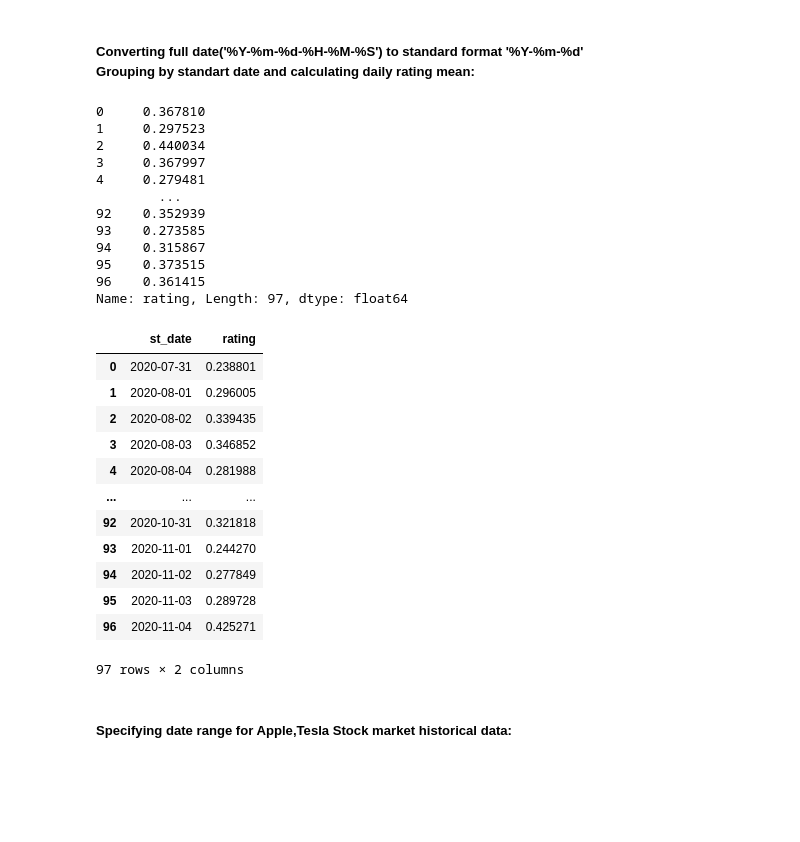
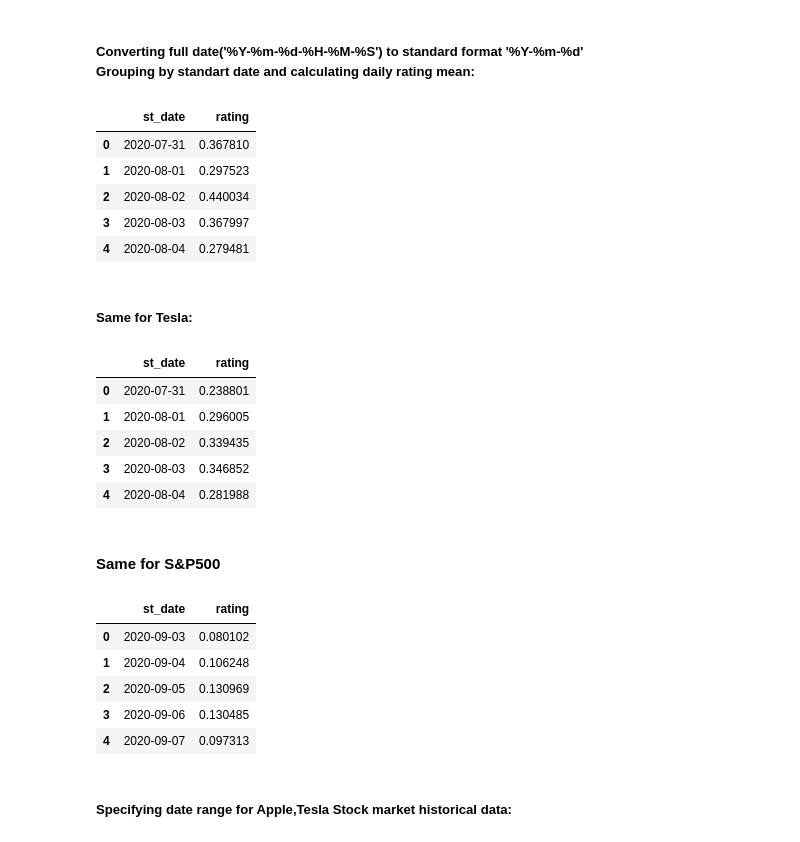
Before and after one commit to Casmodeus/Sentiment-Analysis-in-Stock-Market, a Jupyter notebook: project_2ndITER.ipynb, the cells around one changed output. Cells and saved outputs as stored; diff of their text form; code cells hidden in the pictures; blank space fills up the shorter version.

```diff
--- a/project_2ndITER.ipynb
+++ b/project_2ndITER.ipynb
@@ -117,9 +141,9 @@ fig.show()
 # %%
-aapl_tweets = pd.read_csv(r"aapl_tweets.csv",header = 0,engine = 'python',encoding = 'UTF-8')
-tsla_tweets = pd.read_csv(r"tsla_tweets.csv",header = 0,engine = 'python',encoding = 'UTF-8')
-fb_tweets = pd.read_csv(r"fb_tweets.csv",header = 0,engine = 'python',encoding = 'UTF-8')
-googl_tweets = pd.read_csv(r"googl_tweets.csv",header = 0,engine = 'python',encoding = 'UTF-8')
-spx_tweets = pd.read_csv(r"spx_tweets.csv",header = 0,engine = 'python',encoding = 'UTF-8')
+aapl_tweets = pd.read_csv(r"datasets/aapl_tweets.csv",header = 0,engine = 'python',encoding = 'UTF-8')
+tsla_tweets = pd.read_csv(r"datasets/tsla_tweets.csv",header = 0,engine = 'python',encoding = 'UTF-8')
+fb_tweets = pd.read_csv(r"datasets/fb_tweets.csv",header = 0,engine = 'python',encoding = 'UTF-8')
+googl_tweets = pd.read_csv(r"datasets/googl_tweets.csv",header = 0,engine = 'python',encoding = 'UTF-8')
+spx_tweets = pd.read_csv(r"datasets/spx_tweets.csv",header = 0,engine = 'python',encoding = 'UTF-8')
 # %% [markdown]
 #### Deleting NULL columns (Scrapped automaticaly) <br> Displaying average row numbers in all datasets:
 # %%
@@ -300,40 +338,44 @@ aapl_tweets['st_date'] = pd.to_datetime(aapl_tweets.date, format='%Y-%m-%d').dt.
 grouped = aapl_tweets[['st_date','rating']]
 grouped = grouped.groupby(by = ['st_date'],as_index = False).mean()
 #grouped['rating']
-grouped.rating
+grouped[:5]
 # %% [output]
-0     0.367810
-1     0.297523
-2     0.440034
-3     0.367997
-4     0.279481
-        ...
-92    0.352939
-93    0.273585
-94    0.315867
-95    0.373515
-96    0.361415
-Name: rating, Length: 97, dtype: float64
+|  | st_date | rating |
+| 0 | 2020-07-31 | 0.367810 |
+| 1 | 2020-08-01 | 0.297523 |
+| 2 | 2020-08-02 | 0.440034 |
+| 3 | 2020-08-03 | 0.367997 |
+| 4 | 2020-08-04 | 0.279481 |
+# %% [markdown]
+##### Same for Tesla:
 # %%
 tsla_tweets['st_date'] = pd.to_datetime(tsla_tweets.date, format='%Y-%m-%d').dt.date #Standart date check
 grouped_tsla = tsla_tweets[['st_date','rating']]
 grouped_tsla = grouped_tsla.groupby(by = ['st_date'],as_index = False).mean()
 #grouped['rating']
-grouped_tsla
+grouped_tsla[:5]
 # %% [output]
 |  | st_date | rating |
 | 0 | 2020-07-31 | 0.238801 |
 | 1 | 2020-08-01 | 0.296005 |
 | 2 | 2020-08-02 | 0.339435 |
 | 3 | 2020-08-03 | 0.346852 |
 | 4 | 2020-08-04 | 0.281988 |
-| ... | ... | ... |
-| 92 | 2020-10-31 | 0.321818 |
-| 93 | 2020-11-01 | 0.244270 |
-| 94 | 2020-11-02 | 0.277849 |
-| 95 | 2020-11-03 | 0.289728 |
-| 96 | 2020-11-04 | 0.425271 |
-97 rows × 2 columns
+# %% [markdown]
+#### Same for S&P500
+# %%
+spx_tweets['st_date'] = pd.to_datetime(spx_tweets.date, format='%Y-%m-%d').dt.date #Standart date check
+grouped_spx = spx_tweets[['st_date','rating']]
+grouped_spx = grouped_spx.groupby(by = ['st_date'],as_index = False).mean()
+#grouped['rating']
+grouped_spx[:5]
+# %% [output]
+|  | st_date | rating |
+| 0 | 2020-09-03 | 0.080102 |
+| 1 | 2020-09-04 | 0.106248 |
+| 2 | 2020-09-05 | 0.130969 |
+| 3 | 2020-09-06 | 0.130485 |
+| 4 | 2020-09-07 | 0.097313 |
 # %% [markdown]
 ##### Specifying date range for Apple,Tesla Stock market historical data:
 # %%
```
Also changed, not shown: parts of 24 cells of this notebook, 1 other file.
